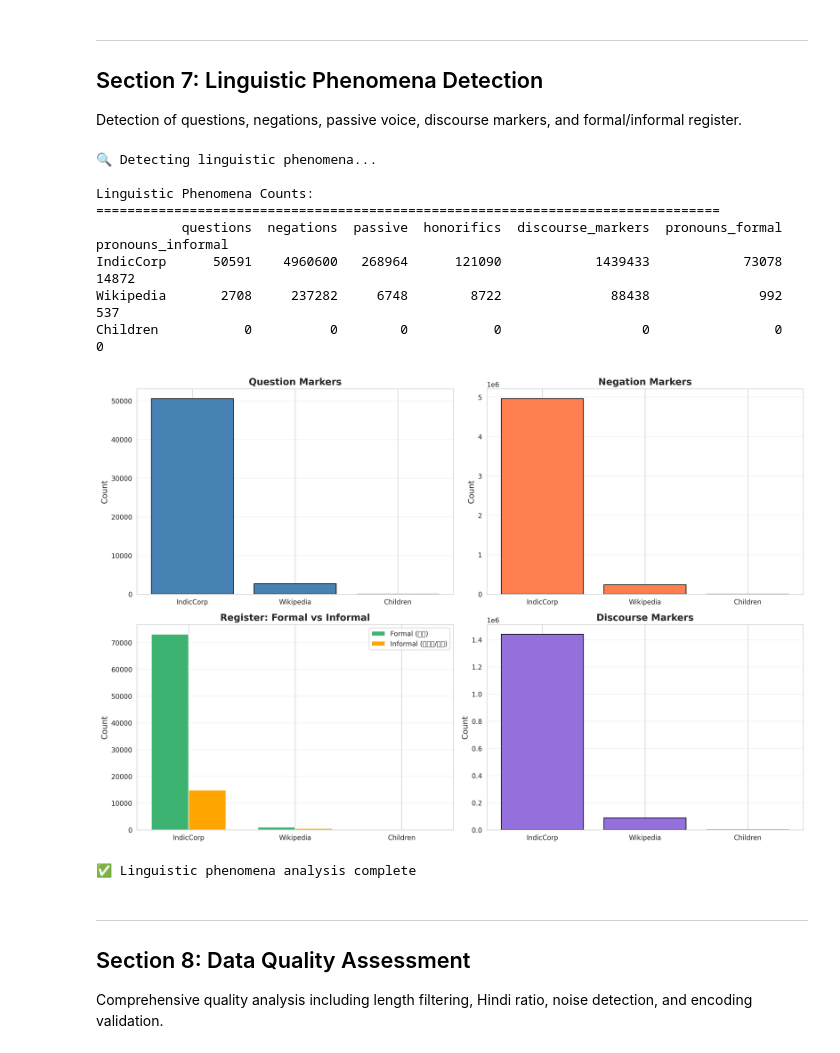
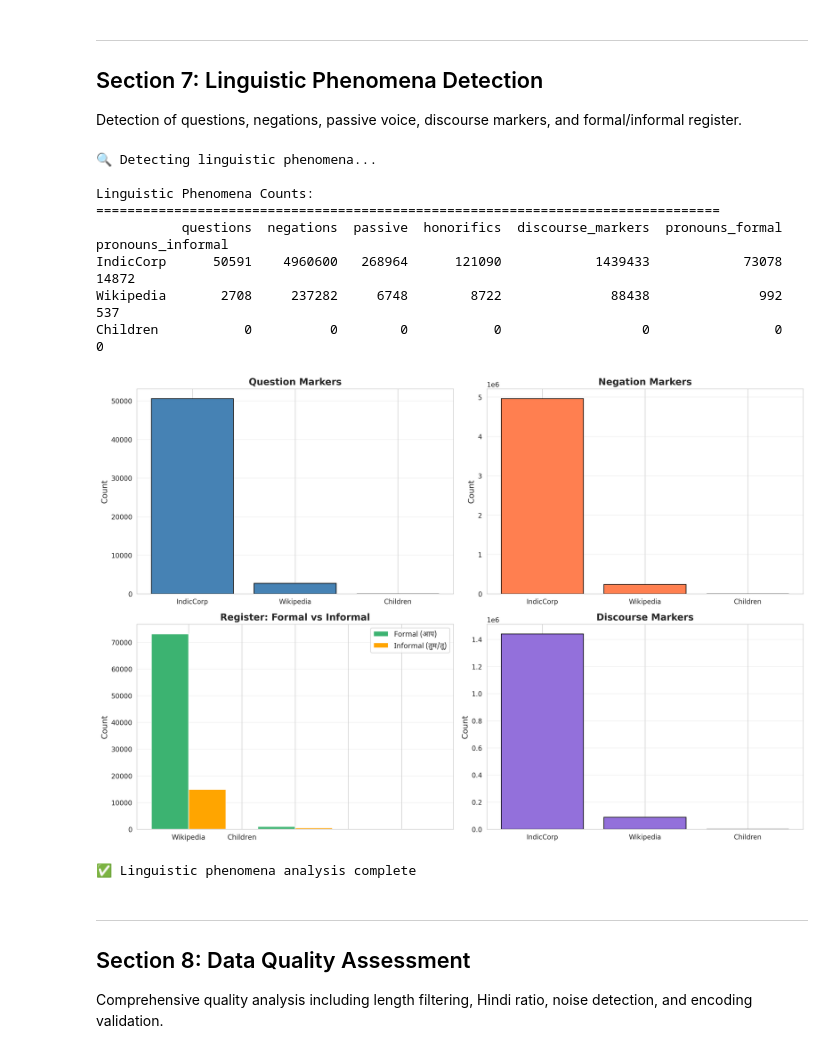
Before and after one commit to ayushtalreja/Hindi-BabyLM-Data-Efficient-Language-Modeling-for-Hindi, a Jupyter notebook: notebooks/01_data_exploration.ipynb, the cells around one changed output. Cells and saved outputs as stored; diff of their text form; code cells hidden in the pictures.

```diff
--- a/notebooks/01_data_exploration.ipynb
+++ b/notebooks/01_data_exploration.ipynb
@@ -697,9 +705,9 @@ Load corpus data from all available sources with graceful fallback to synthetic
 
 # Define split paths
 splits_dir = DATA_DIR / 'splits'
-train_path = splits_dir / 'train.txt'
-val_path = splits_dir / 'val.txt'
-test_path = splits_dir / 'test.txt'
+train_path = splits_dir / 'train.pkl'
+val_path = splits_dir / 'val.pkl'
+test_path = splits_dir / 'test.pkl'
 
 # Try loading actual data
 print("📂 Loading corpus splits...\n")
@@ -1229,7 +1237,8 @@ if top_chars:
     fig, ax = plt.subplots(figsize=(16, 6))
     ax.bar(range(len(chars)), counts, color='skyblue', edgecolor='black')
     ax.set_xticks(range(len(chars)))
-    ax.set_xticklabels(chars, fontsize=14)
+    # CRITICAL: Use fontproperties to display Hindi characters correctly
+    ax.set_xticklabels(chars, fontsize=14, fontproperties=HINDI_FONT)
     ax.set_xlabel('Character')
     ax.set_ylabel('Frequency')
     ax.set_title('Top 40 Devanagari Characters', fontweight='bold')
@@ -1585,36 +1597,36 @@ x = np.arange(len(sources_list))
 width = 0.35
 ax.bar(x - width/2, formal_counts, width, label='Formal (आप)', color='mediumseagreen')
 ax.bar(x + width/2, informal_counts, width, label='Informal (तुम/तू)', color='orange')
 ax.set_ylabel('Count')
 ax.set_title('Register: Formal vs Informal', fontweight='bold')
-ax.set_xticks(x)
+ax.set_xticklabels(x, fontsize=14, fontproperties=HINDI_FONT)
 ax.set_xticklabels(sources_list)
-ax.legend()
+ax.legend(prop=HINDI_FONT)
 ax.grid(True, alpha=0.3, axis='y')
 
 # Discourse markers
 ax = axes[1, 1]
 discourse_counts = [phenomena_results[s]['discourse_markers'] for s in sources_list]
 ax.bar(sources_list, discourse_counts, color='mediumpurple', edgecolor='black')
 ax.set_ylabel('Count')
 ax.set_title('Discourse Markers', fontweight='bold')
 ax.grid(True, alpha=0.3, axis='y')
 
 plt.tight_layout()
 plt.savefig(FIGURES_DIR / 'linguistic_phenomena.png', dpi=300, bbox_inches='tight')
 plt.show()
 
 print("\n✅ Linguistic phenomena analysis complete")
 # %% [output]
 🔍 Detecting linguistic phenomena...
 
 Linguistic Phenomena Counts:
 ================================================================================
            questions  negations  passive  honorifics  discourse_markers  pronouns_formal  pronouns_informal
 IndicCorp      50591    4960600   268964      121090            1439433            73078              14872
 Wikipedia       2708     237282     6748        8722              88438              992                537
 Children           0          0        0           0                  0                0                  0
-[figure, old version]
+[figure, new version]
 ✅ Linguistic phenomena analysis complete
 # %% [markdown]
 ---
```
Also changed, not shown: parts of 6 cells of this notebook, 4 other files.
